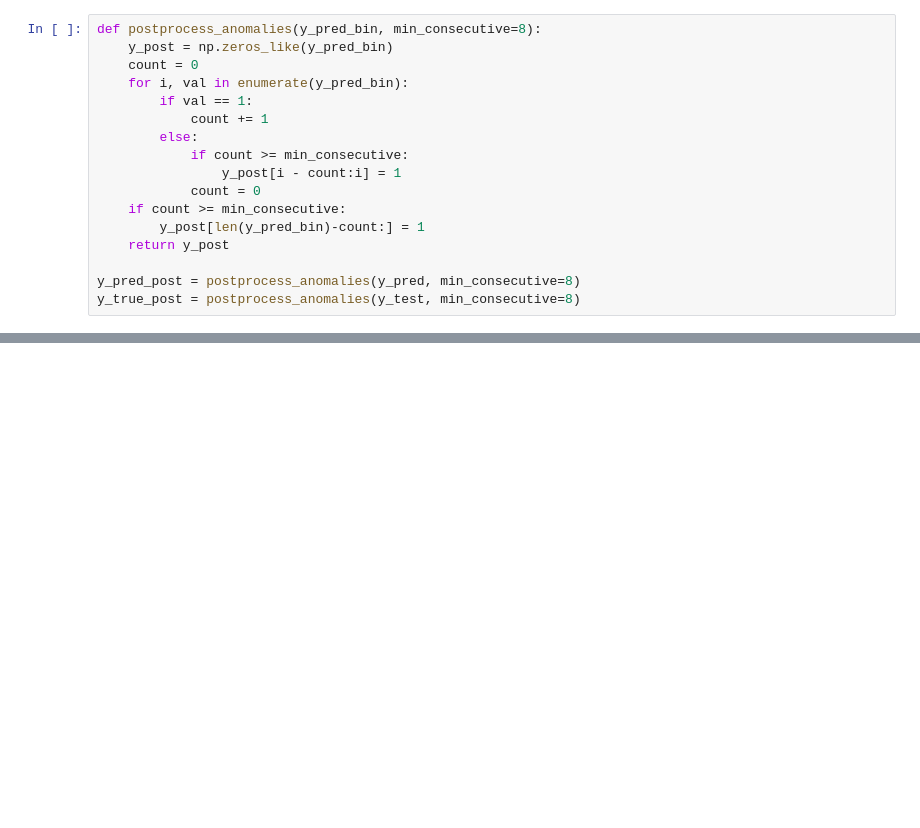
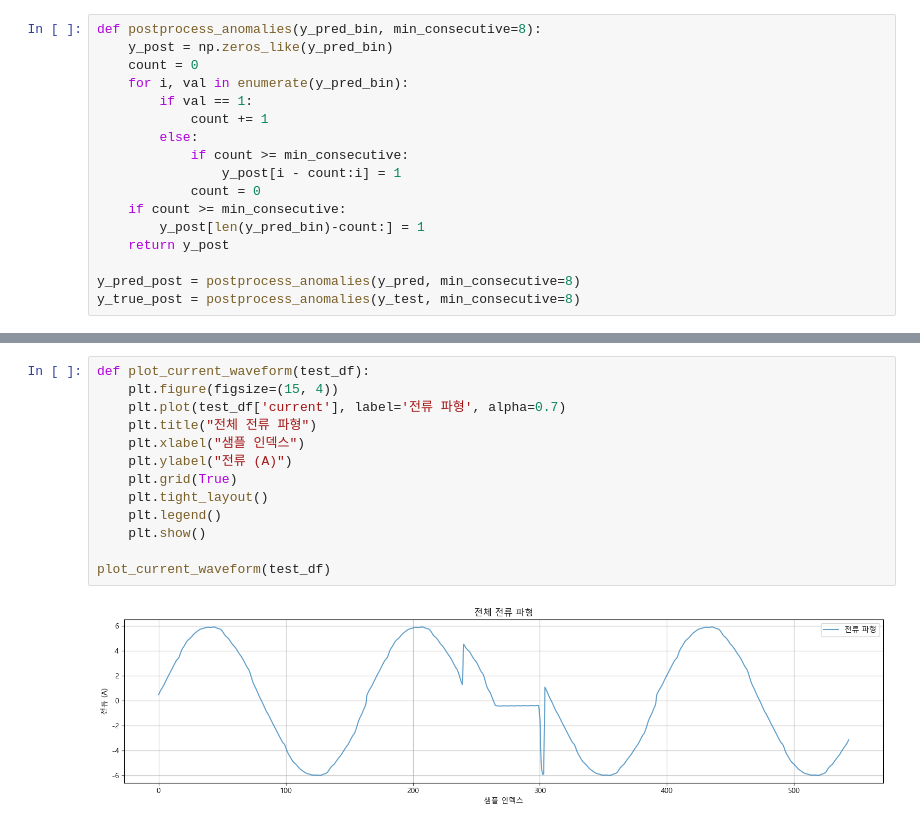
Before and after one commit to SepYoKim6745/arc-detection-project, a Jupyter notebook: cnn1D/train.ipynb, the cells around one changed output, grey strips where cells are left out. Saved outputs shown, nothing was run; the diff lists cells and outputs as text; blank space fills up the shorter version.

```diff
--- a/cnn1D/train.ipynb
+++ b/cnn1D/train.ipynb
@@ -120,0 +255,15 @@ arc_start, detect_index, delay = calculate_detection_delay(y_pred_post, y_true_p
+# %%
+def plot_current_waveform(test_df):
+    plt.figure(figsize=(15, 4))
+    plt.plot(test_df['current'], label='전류 파형', alpha=0.7)
+    plt.title("전체 전류 파형")
+    plt.xlabel("샘플 인덱스")
+    plt.ylabel("전류 (A)")
+    plt.grid(True)
+    plt.tight_layout()
+    plt.legend()
+    plt.show()
+
+plot_current_waveform(test_df)
+# %% [output]
+[figure, added]
```
Also changed, not shown: parts of 13 cells of this notebook, 9 other files.
